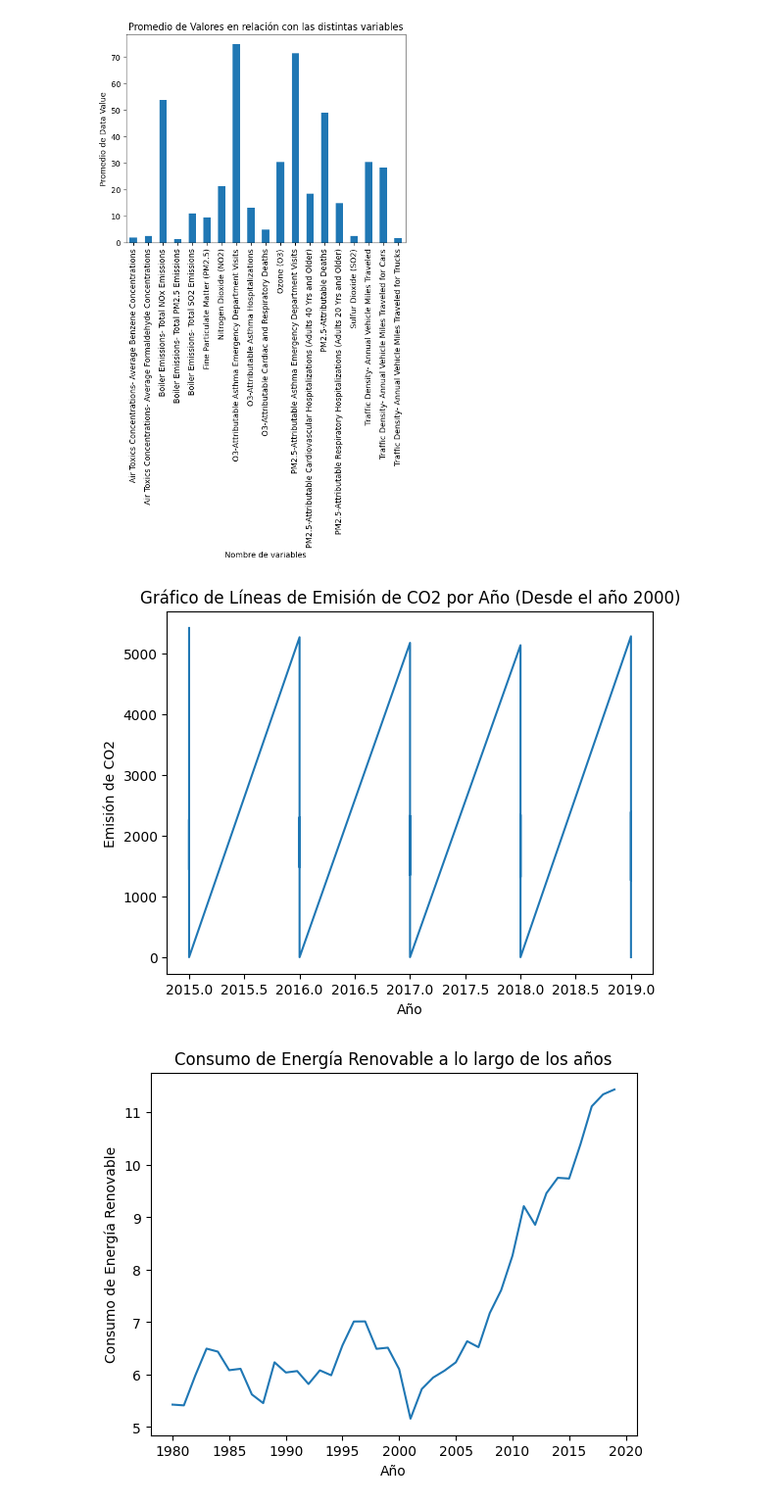
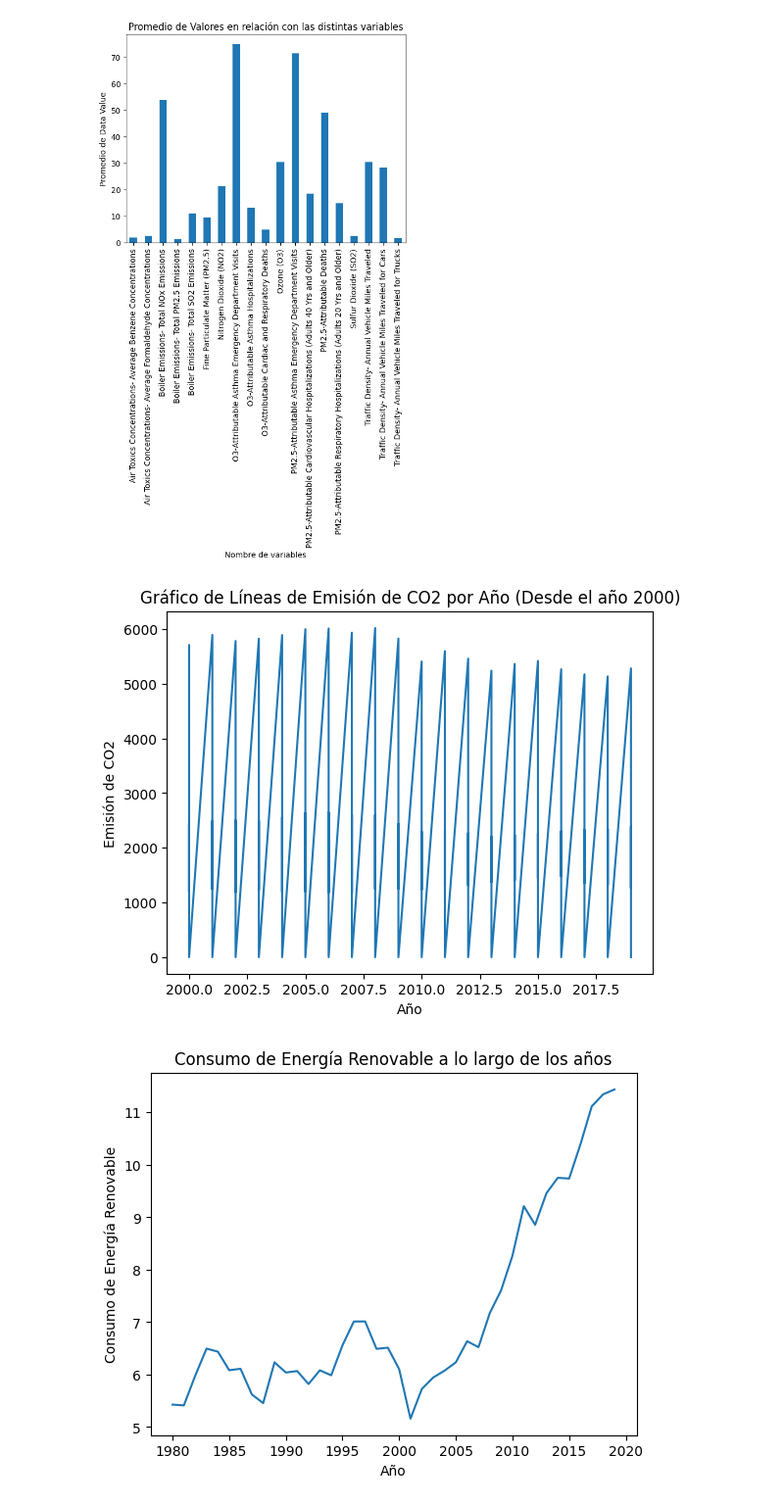
Before and after one commit to A-Lasso/Taxis-NewYork, a Jupyter notebook: Análisis_eda_contaminacion.ipynb, the cells around one changed output. Shown at 98% size. Drawn from its saved outputs; the diff is of its cells as text; code cells hidden in the pictures.

```diff
--- a/Análisis_eda_contaminacion.ipynb
+++ b/Análisis_eda_contaminacion.ipynb
@@ -363,22 +363,22 @@ plt.show()
 [figure]
 # %%
 # Filtra los datos del DataFrame df_energia para incluir solo los años a partir del 2000
-df_energia_desde_2000 = df_energia[df_energia['Year'] >= 2015]
+df_energia_desde_2000 = df_energia[df_energia['Year'] >= 2000]
 
 # Trazar el gráfico de líneas con los datos filtrados
 plt.plot(df_energia_desde_2000['Year'], df_energia_desde_2000['CO2_emission'])
 
 # Agrega etiquetas y título
 plt.xlabel('Año')
 plt.ylabel('Emisión de CO2')
 plt.title('Gráfico de Líneas de Emisión de CO2 por Año (Desde el año 2000)')
 
 # Muestra el gráfico
 plt.show()
 
 #Aunque es escasa impresiona una disminucion de menos del 1% de emisión de CO2 en estados unidos en general
 # %% [output]
-[figure, old version]
+[figure, new version]
 # %%
 # se evalúa si existe un aumento del consumo de energía renovable para ello filtramos datos
 df_renewables = df_energia[['Year', 'Energy_type', 'Energy_consumption']]
```
Also changed, not shown: parts of 2 cells of this notebook.
